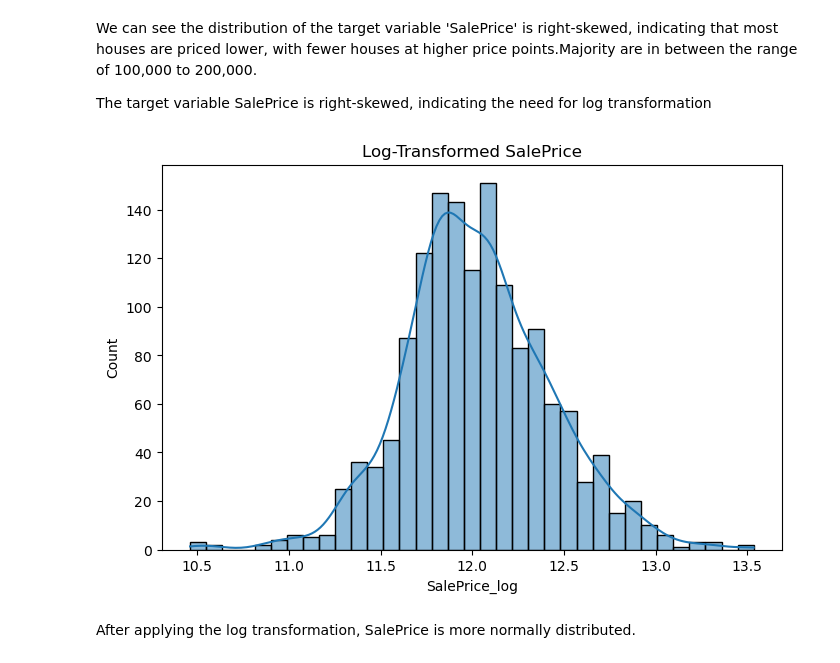
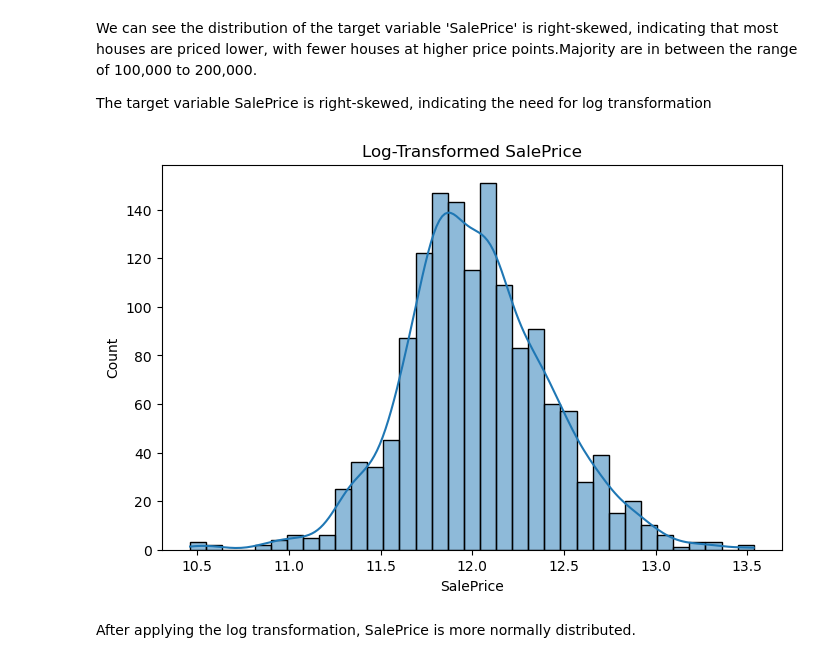
Before and after one commit to mpzamos0297/HousePrices, a Jupyter notebook: Cleaning.ipynb, the cells around one changed output. Cells and saved outputs as stored; diff of their text form; code cells hidden in the pictures.

```diff
--- a/Cleaning.ipynb
+++ b/Cleaning.ipynb
@@ -234,14 +234,14 @@ range of 100,000 to 200,000.
 The target variable SalePrice is right-skewed, indicating the need for log transformation
 # %%
 # Log transformation for SalePrice
-df['SalePrice_log'] = np.log(df['SalePrice'])
+df['SalePrice'] = np.log(df['SalePrice'])
 
 plt.figure(figsize=(8,5))
-sns.histplot(df['SalePrice_log'], kde=True)
+sns.histplot(df['SalePrice'], kde=True)
 plt.title("Log-Transformed SalePrice")
 plt.show()
 # %% [output]
-[figure, old version]
+[figure, new version]
 # %% [markdown]
 
 After applying the log transformation, SalePrice is more normally distributed.
```
Also changed, not shown: parts of 23 cells of this notebook, 1 other file.
